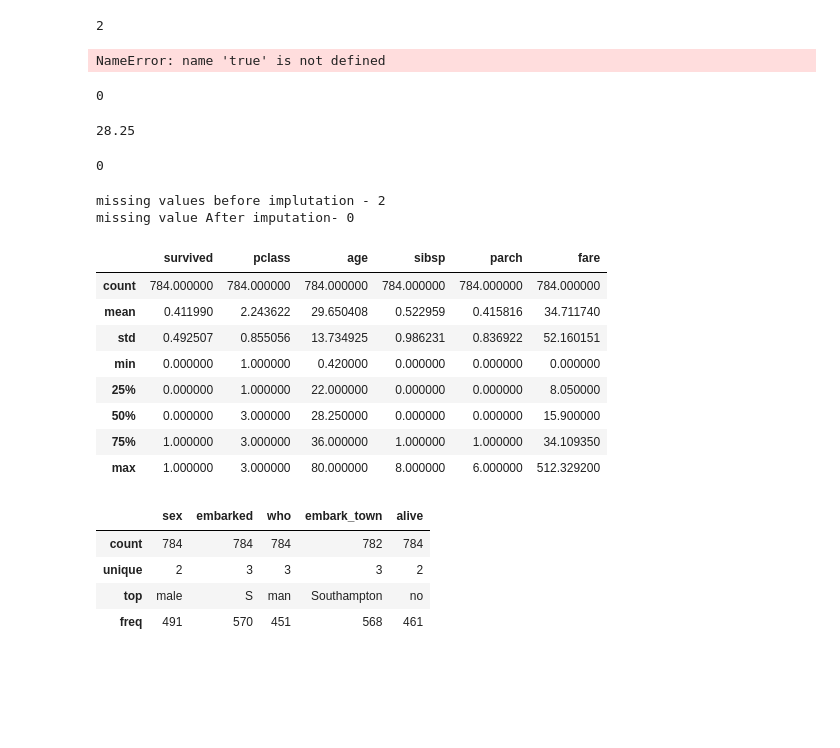
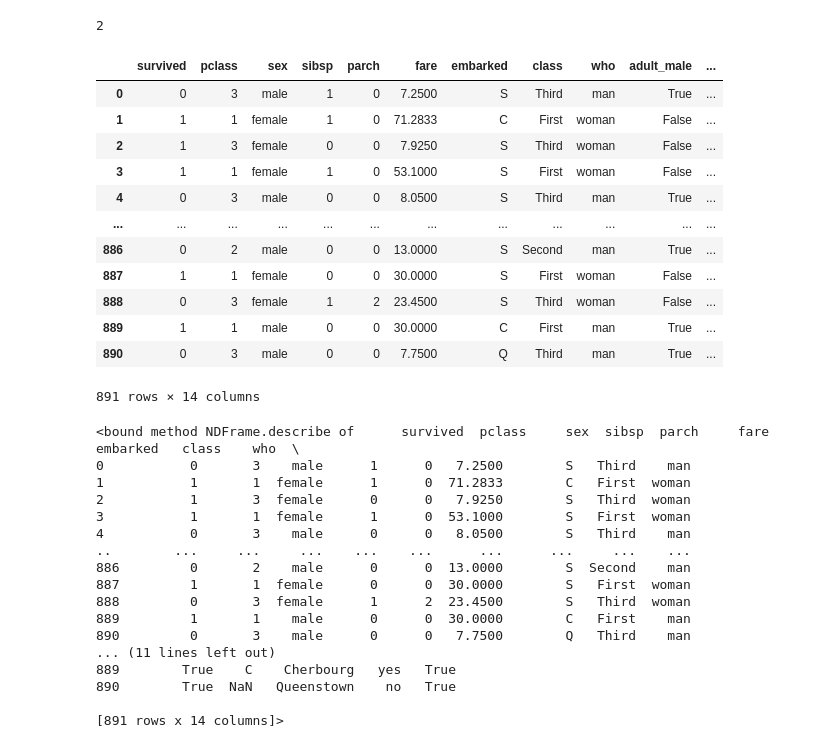
Before and after one commit to 2311cs020358/python, a Jupyter notebook: day14.ipynb, the cells around one changed output. Saved outputs shown, nothing was run; the diff lists cells and outputs as text; code cells hidden in the pictures; blank space fills up the shorter version.

```diff
--- a/day14.ipynb
+++ b/day14.ipynb
@@ -49,5 +193,3 @@ RangeIndex(start=0, stop=784, step=1)
-# %%
-df.reset_index(drop=True,inplace=True)
 # %%
 df.shape
 # %% [output]
@@ -73,0 +257,2 @@ dtype: int64
+# %%
+df.drop('age', axis=1,inplace=True)
@@ -84,14 +293,20 @@ df['embark_town'].isnull().sum()
 # %% [output]
 2
 # %%
-df['embark_town'].fillna(df['embark_town'].mode()[0],inplace=true)#filling missing position
+#df['embark_town'].fillna(df['embark_town'].mode()[0],inplace=True)
-# %% [output]
-NameError: name 'true' is not defined
-# %%
-df['age'].isnull().sum()
-# %% [output]
-0
 # %%
-df['age'].median()
+df
 # %% [output]
+|  | survived | pclass | sex | sibsp | parch | fare | embarked | class | who | adult_male | ... |
+| 0 | 0 | 3 | male | 1 | 0 | 7.2500 | S | Third | man | True | ... |
+| 1 | 1 | 1 | female | 1 | 0 | 71.2833 | C | First | woman | False | ... |
+| 2 | 1 | 3 | female | 0 | 0 | 7.9250 | S | Third | woman | False | ... |
+| 3 | 1 | 1 | female | 1 | 0 | 53.1000 | S | First | woman | False | ... |
+| 4 | 0 | 3 | male | 0 | 0 | 8.0500 | S | Third | man | True | ... |
+| ... | ... | ... | ... | ... | ... | ... | ... | ... | ... | ... | ... |
+| 886 | 0 | 2 | male | 0 | 0 | 13.0000 | S | Second | man | True | ... |
+| 887 | 1 | 1 | female | 0 | 0 | 30.0000 | S | First | woman | False | ... |
+| 888 | 0 | 3 | female | 1 | 2 | 23.4500 | S | Third | woman | False | ... |
+| 889 | 1 | 1 | male | 0 | 0 | 30.0000 | C | First | man | True | ... |
+| 890 | 0 | 3 | male | 0 | 0 | 7.7500 | Q | Third | man | True | ... |
-28.25
+891 rows × 14 columns
@@ -100,31 +313,20 @@ df['age'].fillna( df['age'].median(), inplace=True)
-# %%
-df['age'].isnull().sum()
-# %% [output]
-0
-# %%
-print('missing values before implutation -',df['embarked'].isnull().sum())
-df['embarked'].fillna(df['embarked'].mode()[0],inplace=True)
-print('missing value After imputation-',df['embarked'].isnull().sum())
-# %% [output]
-missing values before implutation - 2
-missing value After imputation- 0
 # %%
-df.describe()
+df.describe
 # %% [output]
-|  | survived | pclass | age | sibsp | parch | fare |
-| count | 784.000000 | 784.000000 | 784.000000 | 784.000000 | 784.000000 | 784.000000 |
-| mean | 0.411990 | 2.243622 | 29.650408 | 0.522959 | 0.415816 | 34.711740 |
-| std | 0.492507 | 0.855056 | 13.734925 | 0.986231 | 0.836922 | 52.160151 |
-| min | 0.000000 | 1.000000 | 0.420000 | 0.000000 | 0.000000 | 0.000000 |
-| 25% | 0.000000 | 1.000000 | 22.000000 | 0.000000 | 0.000000 | 8.050000 |
-| 50% | 0.000000 | 3.000000 | 28.250000 | 0.000000 | 0.000000 | 15.900000 |
-| 75% | 1.000000 | 3.000000 | 36.000000 | 1.000000 | 1.000000 | 34.109350 |
-| max | 1.000000 | 3.000000 | 80.000000 | 8.000000 | 6.000000 | 512.329200 |
+<bound method NDFrame.describe of      survived  pclass     sex  sibsp  parch     fare embarked   class    who  \
+0           0       3    male      1      0   7.2500        S   Third    man
+1           1       1  female      1      0  71.2833        C   First  woman
+2           1       3  female      0      0   7.9250        S   Third  woman
+3           1       1  female      1      0  53.1000        S   First  woman
+4           0       3    male      0      0   8.0500        S   Third    man
+..        ...     ...     ...    ...    ...      ...      ...     ...    ...
+886         0       2    male      0      0  13.0000        S  Second    man
+887         1       1  female      0      0  30.0000        S   First  woman
+888         0       3  female      1      2  23.4500        S   Third  woman
+889         1       1    male      0      0  30.0000        C   First    man
+890         0       3    male      0      0   7.7500        Q   Third    man
+... (11 lines left out)
+889        True    C    Cherbourg   yes   True
+890        True  NaN   Queenstown    no   True
+
+[891 rows x 14 columns]>
-# %%
-df.describe(include='O')
-# %% [output]
-|  | sex | embarked | who | embark_town | alive |
-| count | 784 | 784 | 784 | 782 | 784 |
-| unique | 2 | 3 | 3 | 3 | 2 |
-| top | male | S | man | Southampton | no |
-| freq | 491 | 570 | 451 | 568 | 461 |
```
Also changed, not shown: parts of 44 cells of this notebook.
